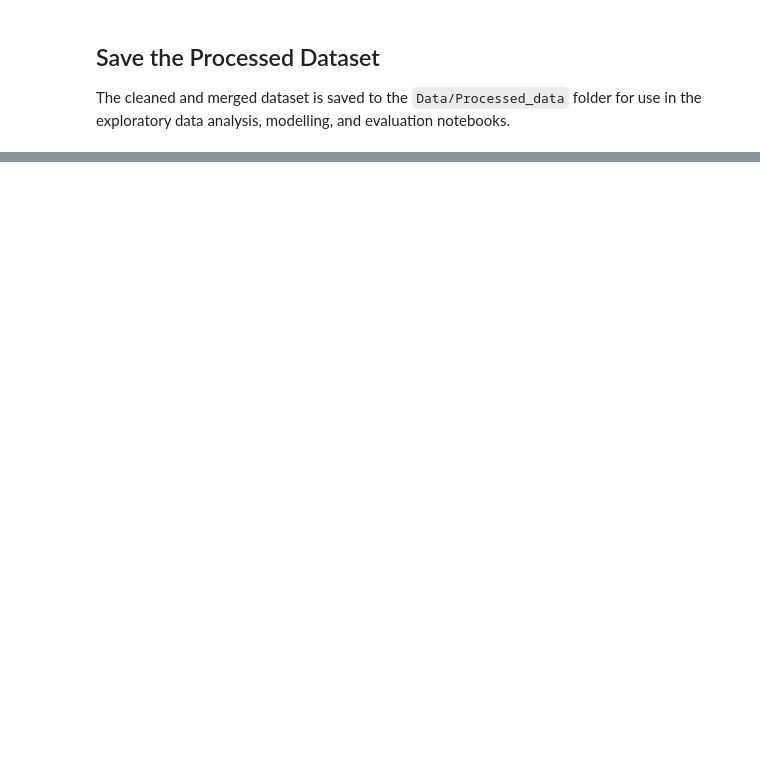
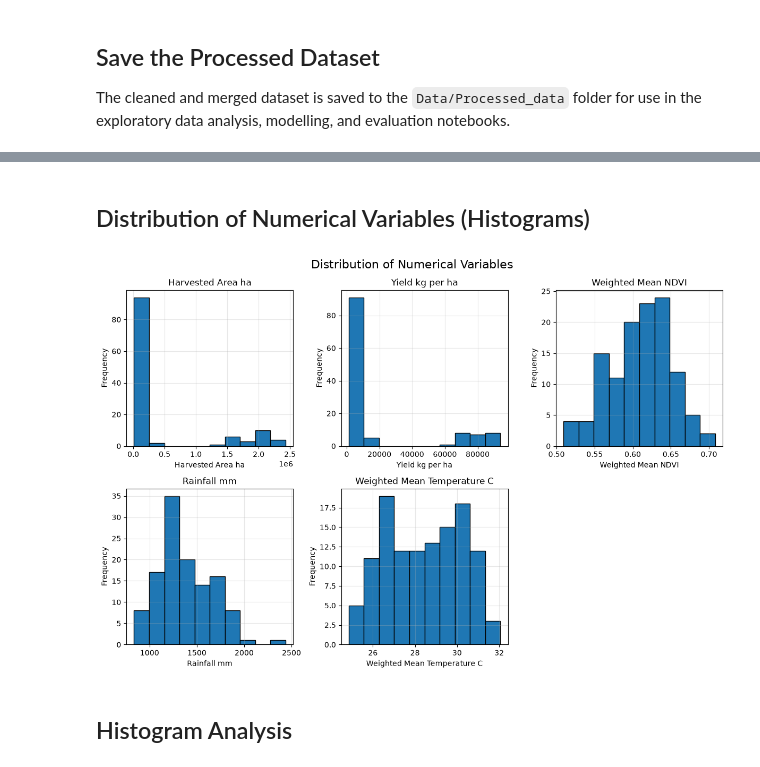
Before and after one commit to IyvonneAyoyi/Crop-Yield-Prediction-Kenya, a Jupyter notebook: notebooks/01_EDA.ipynb, the cells around one changed output, grey strips where cells are left out. Drawn from its saved outputs; the diff is of its cells as text; code cells hidden in the pictures; blank space fills up the shorter version.

```diff
--- a/notebooks/01_EDA.ipynb
+++ b/notebooks/01_EDA.ipynb
@@ -391,0 +724,46 @@ print(f"Location: {output_path}")
+# %% [markdown]
+## Distribution of Numerical Variables (Histograms)
+# %%
+import matplotlib.pyplot as plt
+
+# Variables to visualize
+variables = [
+    "Harvested_Area_ha",
+    "Yield_kg_per_ha",
+    "Weighted_Mean_NDVI",
+    "Rainfall_mm",
+    "Weighted_Mean_Temperature_C"
+]
+
+# Create figure
+fig, axes = plt.subplots(2, 3, figsize=(12, 8))
+axes = axes.flatten()
+
+# Plot histograms
+for ax, variable in zip(axes, variables):
+    ax.hist(
+        processed_df[variable],
+        bins=10,
+        edgecolor="black"
+    )
+    ax.set_title(variable.replace("_", " "))
+    ax.set_xlabel(variable.replace("_", " "))
+    ax.set_ylabel("Frequency")
+    ax.grid(alpha=0.3)
+
+plt.suptitle("Distribution of Numerical Variables", fontsize=16)
+fig.delaxes(axes[5])
+plt.tight_layout()
+
+# Save figure
+plt.savefig(
+    "../figures/distribution_histograms.png",
+    dpi=300,
+    bbox_inches="tight"
+)
+
+plt.show()
+# %% [output]
+[figure, added]
+# %% [markdown]
+## Histogram Analysis
```
Also changed, not shown: parts of 55 cells of this notebook, 15 other files.
